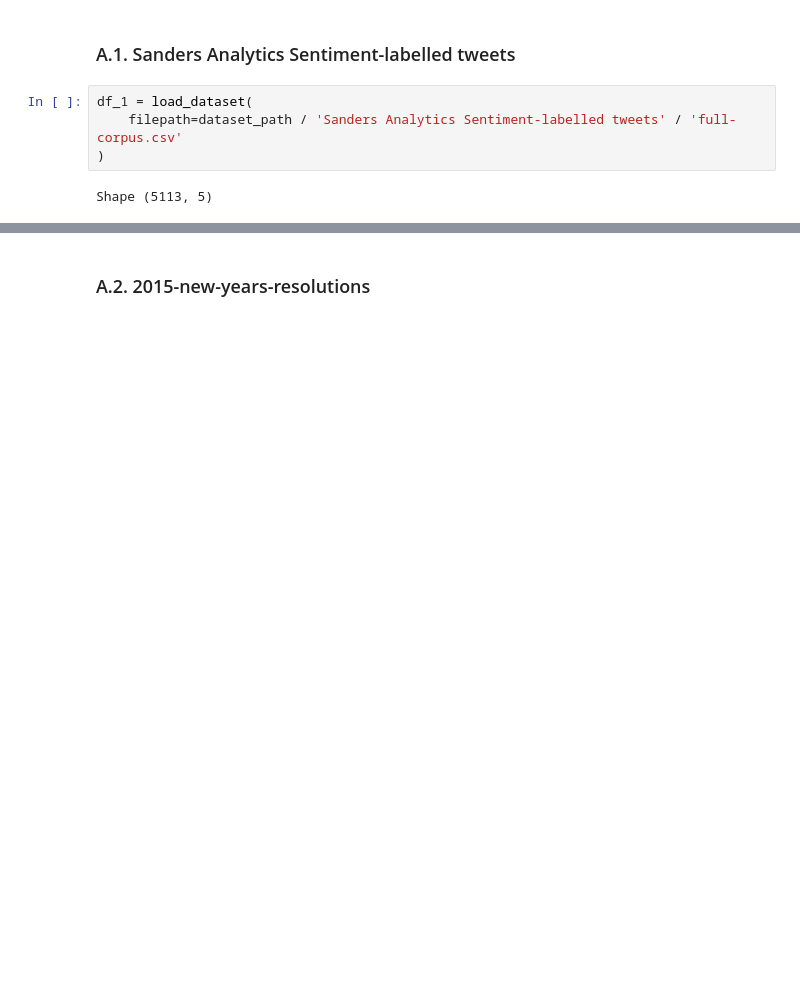
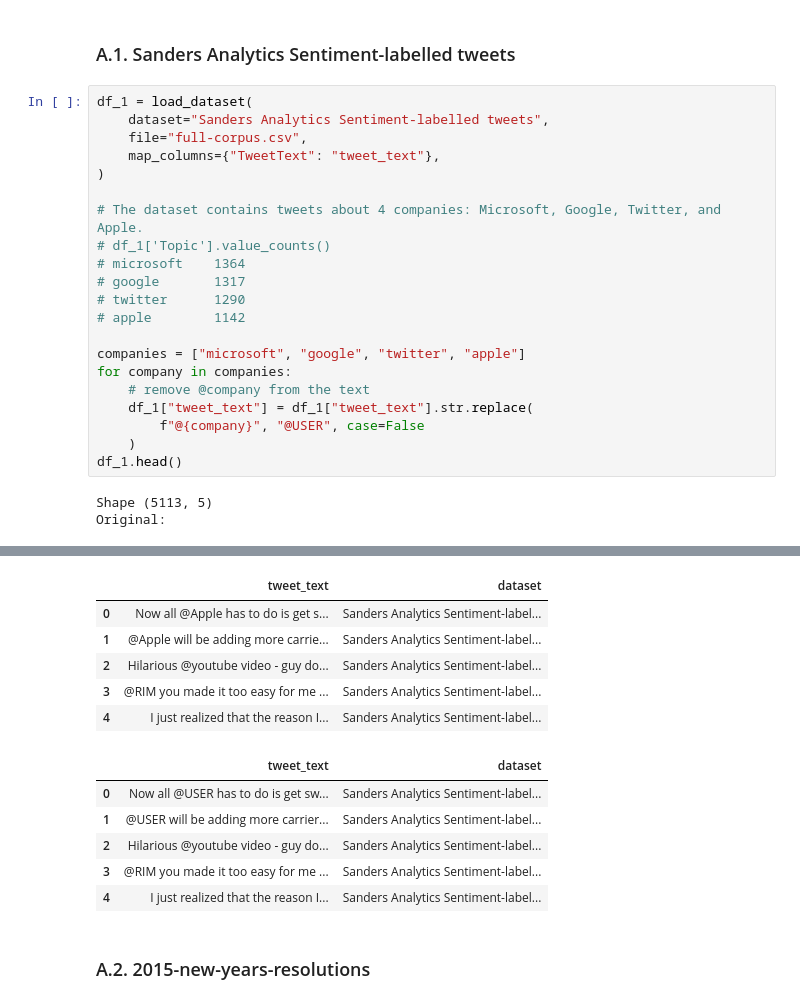
Before and after one commit to dhnhut/disaster-tweets, a Jupyter notebook: notebooks/1_2_extended_datasets.ipynb, the cells around one changed output, grey strips where cells are left out. Saved outputs shown, nothing was run; the diff lists cells and outputs as text; blank space fills up the shorter version.

```diff
--- a/notebooks/1_2_extended_datasets.ipynb
+++ b/notebooks/1_2_extended_datasets.ipynb
@@ -58,16 +81,46 @@ def load_dataset(
 ### A.1. Sanders Analytics Sentiment-labelled tweets
 # %%
 df_1 = load_dataset(
-    filepath=dataset_path / 'Sanders Analytics Sentiment-labelled tweets' / 'full-corpus.csv'
+    dataset="Sanders Analytics Sentiment-labelled tweets",
+    file="full-corpus.csv",
+    map_columns={"TweetText": "tweet_text"},
 )
+
+# The dataset contains tweets about 4 companies: Microsoft, Google, Twitter, and Apple.
+# df_1['Topic'].value_counts()
+# microsoft    1364
+# google       1317
+# twitter      1290
+# apple        1142
+
+companies = ["microsoft", "google", "twitter", "apple"]
+for company in companies:
+    # remove @company from the text
+    df_1["tweet_text"] = df_1["tweet_text"].str.replace(
+        f"@{company}", "@USER", case=False
+    )
+df_1.head()
 # %% [output]
 Shape (5113, 5)
+Original:
 |  | Topic | Sentiment | TweetId | TweetDate | TweetText |
 | 0 | apple | positive | 126415614616154112 | Tue Oct 18 21:53:25 +0000 2011 | Now all @Apple has to do is get s... |
 | 1 | apple | positive | 126404574230740992 | Tue Oct 18 21:09:33 +0000 2011 | @Apple will be adding more carrie... |
 | 2 | apple | positive | 126402758403305474 | Tue Oct 18 21:02:20 +0000 2011 | Hilarious @youtube video - guy do... |
 | 3 | apple | positive | 126397179614068736 | Tue Oct 18 20:40:10 +0000 2011 | @RIM you made it too easy for me ... |
 | 4 | apple | positive | 126395626979196928 | Tue Oct 18 20:34:00 +0000 2011 | I just realized that the reason I... |
+|  | tweet_text | dataset |
+| 0 | Now all @Apple has to do is get s... | Sanders Analytics Sentiment-label... |
+| 1 | @Apple will be adding more carrie... | Sanders Analytics Sentiment-label... |
+| 2 | Hilarious @youtube video - guy do... | Sanders Analytics Sentiment-label... |
+| 3 | @RIM you made it too easy for me ... | Sanders Analytics Sentiment-label... |
+| 4 | I just realized that the reason I... | Sanders Analytics Sentiment-label... |
+|  | tweet_text | dataset |
+| 0 | Now all @USER has to do is get sw... | Sanders Analytics Sentiment-label... |
+| 1 | @USER will be adding more carrier... | Sanders Analytics Sentiment-label... |
+| 2 | Hilarious @youtube video - guy do... | Sanders Analytics Sentiment-label... |
+| 3 | @RIM you made it too easy for me ... | Sanders Analytics Sentiment-label... |
+| 4 | I just realized that the reason I... | Sanders Analytics Sentiment-label... |
 # %% [markdown]
 ### A.2. 2015-new-years-resolutions
 # %%
```
Also changed, not shown: parts of 22 cells of this notebook, 4 other files.
